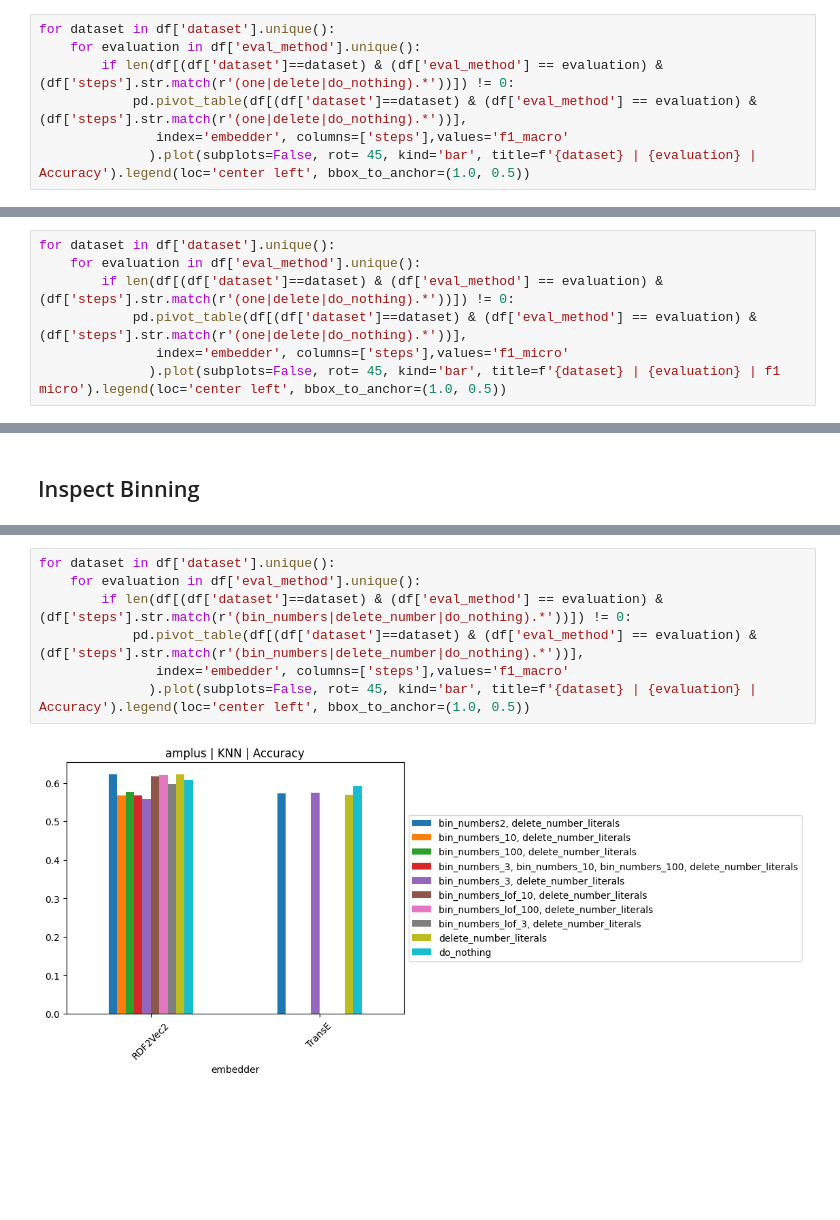
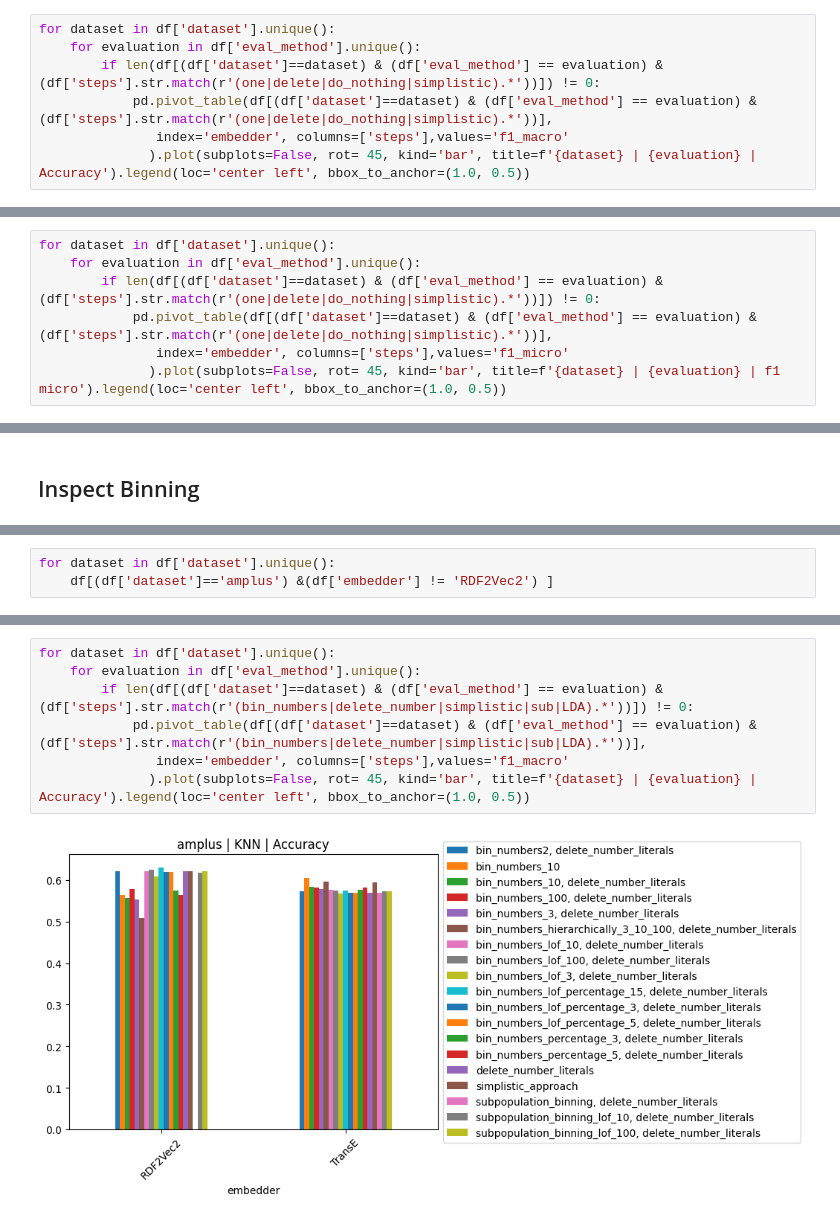
Before and after one commit to ArcNoctris/kg_literal_preprocessing, a Jupyter notebook: notebooks/evaluate_results.ipynb, the cells around one changed output, grey strips where cells are left out. Cells and saved outputs as stored; diff of their text form; blank space fills up the shorter version.

```diff
--- a/notebooks/evaluate_results.ipynb
+++ b/notebooks/evaluate_results.ipynb
@@ -50,8 +50,8 @@ pykeen file does not exist. Writing pykeen file...
 # %%
 for dataset in df['dataset'].unique():
     for evaluation in df['eval_method'].unique():
-        if len(df[(df['dataset']==dataset) & (df['eval_method'] == evaluation) & (df['steps'].str.match(r'(one|delete|do_nothing).*'))]) != 0:
-            pd.pivot_table(df[(df['dataset']==dataset) & (df['eval_method'] == evaluation) & (df['steps'].str.match(r'(one|delete|do_nothing).*'))],
+        if len(df[(df['dataset']==dataset) & (df['eval_method'] == evaluation) & (df['steps'].str.match(r'(one|delete|do_nothing|simplistic).*'))]) != 0:
+            pd.pivot_table(df[(df['dataset']==dataset) & (df['eval_method'] == evaluation) & (df['steps'].str.match(r'(one|delete|do_nothing|simplistic).*'))],
                index='embedder', columns=['steps'],values='f1_macro'
               ).plot(subplots=False, rot= 45, kind='bar', title=f'{dataset} | {evaluation} | Accuracy').legend(loc='center left', bbox_to_anchor=(1.0, 0.5))
 # %% [output]
@@ -64,8 +64,8 @@ for dataset in df['dataset'].unique():
 # %%
 for dataset in df['dataset'].unique():
     for evaluation in df['eval_method'].unique():
-        if len(df[(df['dataset']==dataset) & (df['eval_method'] == evaluation) & (df['steps'].str.match(r'(one|delete|do_nothing).*'))]) != 0:
-            pd.pivot_table(df[(df['dataset']==dataset) & (df['eval_method'] == evaluation) & (df['steps'].str.match(r'(one|delete|do_nothing).*'))],
+        if len(df[(df['dataset']==dataset) & (df['eval_method'] == evaluation) & (df['steps'].str.match(r'(one|delete|do_nothing|simplistic).*'))]) != 0:
+            pd.pivot_table(df[(df['dataset']==dataset) & (df['eval_method'] == evaluation) & (df['steps'].str.match(r'(one|delete|do_nothing|simplistic).*'))],
                index='embedder', columns=['steps'],values='f1_micro'
               ).plot(subplots=False, rot= 45, kind='bar', title=f'{dataset} | {evaluation} | f1 micro').legend(loc='center left', bbox_to_anchor=(1.0, 0.5))
 # %% [output]
@@ -79,0 +82,3 @@ for dataset in df['dataset'].unique():
+# %%
+for dataset in df['dataset'].unique():
+    df[(df['dataset']=='amplus') &(df['embedder'] != 'RDF2Vec2') ]
@@ -80,9 +113,9 @@ for dataset in df['dataset'].unique():
 # %%
 for dataset in df['dataset'].unique():
     for evaluation in df['eval_method'].unique():
-        if len(df[(df['dataset']==dataset) & (df['eval_method'] == evaluation) & (df['steps'].str.match(r'(bin_numbers|delete_number|do_nothing).*'))]) != 0:
-            pd.pivot_table(df[(df['dataset']==dataset) & (df['eval_method'] == evaluation) & (df['steps'].str.match(r'(bin_numbers|delete_number|do_nothing).*'))],
+        if len(df[(df['dataset']==dataset) & (df['eval_method'] == evaluation) & (df['steps'].str.match(r'(bin_numbers|delete_number|simplistic|sub|LDA).*'))]) != 0:
+            pd.pivot_table(df[(df['dataset']==dataset) & (df['eval_method'] == evaluation) & (df['steps'].str.match(r'(bin_numbers|delete_number|simplistic|sub|LDA).*'))],
                index='embedder', columns=['steps'],values='f1_macro'
               ).plot(subplots=False, rot= 45, kind='bar', title=f'{dataset} | {evaluation} | Accuracy').legend(loc='center left', bbox_to_anchor=(1.0, 0.5))
 # %% [output]
-[figure, old version]
+[figure, new version]
```
Also changed, not shown: parts of 7 cells of this notebook, 19 other files.
